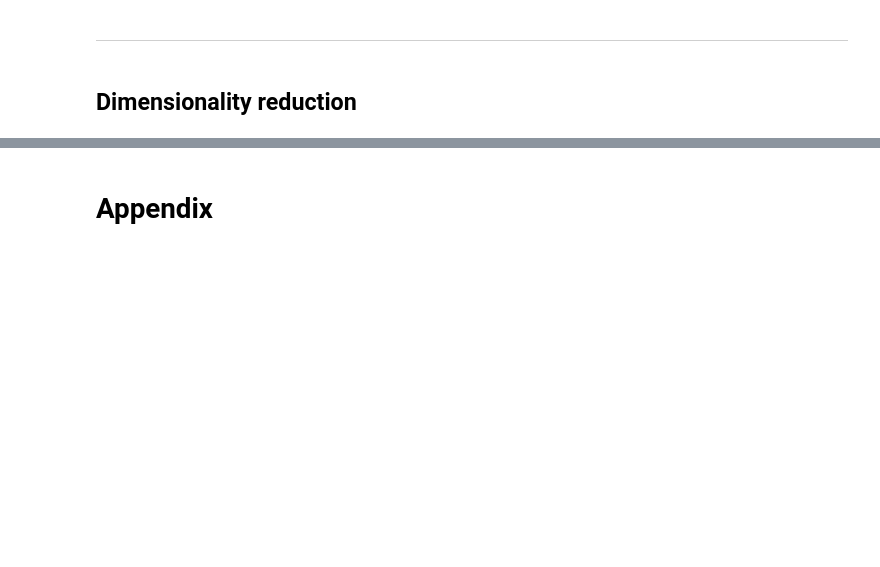
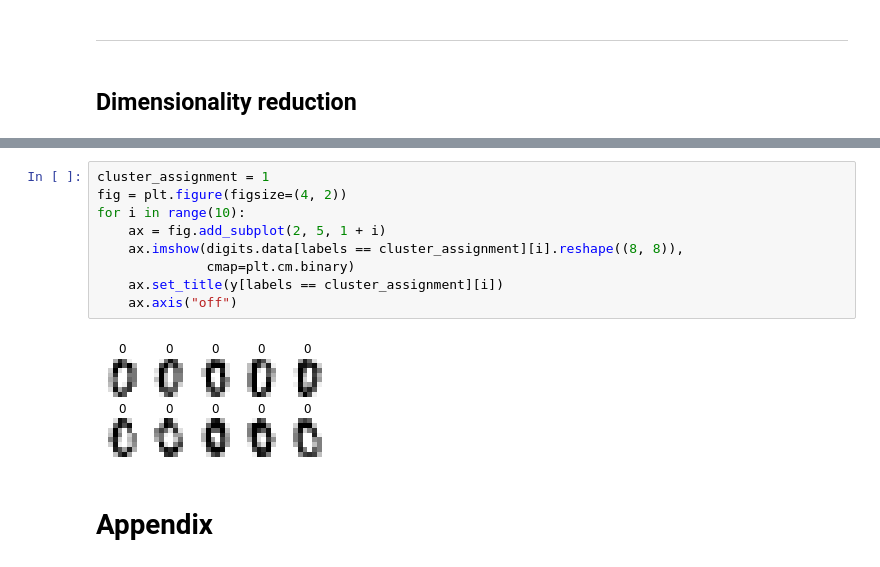
Before and after one commit to fordanic/cmiv-ai-course, a Jupyter notebook: notebooks/04 - Unsupervised Learning.ipynb, the cells around one changed output, grey strips where cells are left out. Drawn from its saved outputs; the diff is of its cells as text; blank space fills up the shorter version.

```diff
--- a/notebooks/04 - Unsupervised Learning.ipynb
+++ b/notebooks/04 - Unsupervised Learning.ipynb
@@ -213,3 +245,14 @@ What to try yourself? Code available in appendix below on both PCA and t-SNE!
+# %%
+cluster_assignment = 1
+fig = plt.figure(figsize=(4, 2))
+for i in range(10):
+    ax = fig.add_subplot(2, 5, 1 + i)
+    ax.imshow(digits.data[labels == cluster_assignment][i].reshape((8, 8)),
+              cmap=plt.cm.binary)
+    ax.set_title(y[labels == cluster_assignment][i])
+    ax.axis("off")
+# %% [output]
+[figure, added]
 # %% [markdown]
 # Appendix
 # %% [markdown]
```
Also changed, not shown: parts of 10 cells of this notebook.
